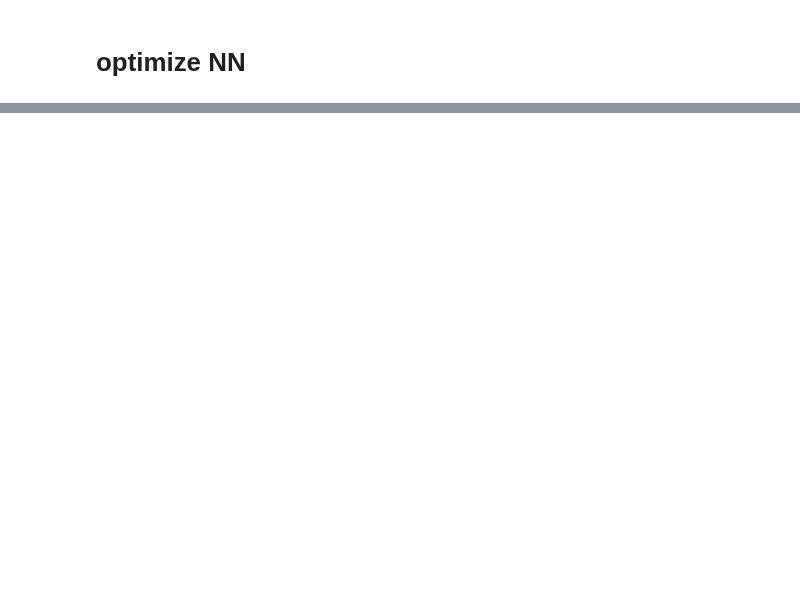
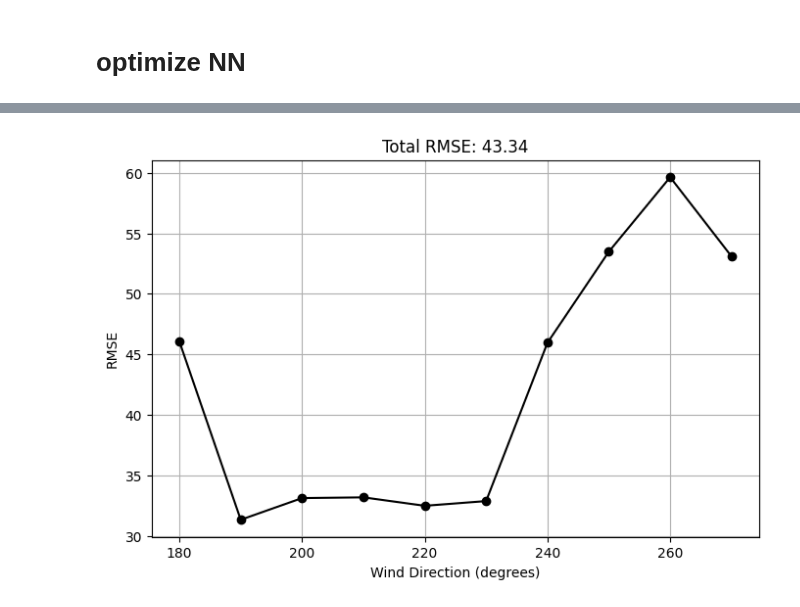
Before and after one commit to schmeti/uc3m_TFM_wind_farm_optimization_codebase, a Jupyter notebook: Windfarm_power_modelling/neural_network_optimization.ipynb, the cells around one changed output, grey strips where cells are left out. Saved outputs shown, nothing was run; the diff lists cells and outputs as text; code cells hidden in the pictures; blank space fills up the shorter version.

```diff
--- a/Windfarm_power_modelling/neural_network_optimization.ipynb
+++ b/Windfarm_power_modelling/neural_network_optimization.ipynb
@@ -147,0 +126,32 @@ generated_data[generated_data.pred == generated_data.pred.max()]
+# %%
+wind_dirs = np.arange(180, 271, 10)
+rmse_results = []
+all_actual = []
+all_pred = []
+
+
+for wd in wind_dirs:
+    # Filter data for the current wind direction
+    df_actual = data[data["wind_direction"] == wd]
+    preds = cl_tool.predict(X=df_actual[["x_turb2", "y_turb2", "wind_speed", "wind_direction", "turbulence_intensity"]])
+    # Align actual and predicted by index (assuming same grid)
+    mse = mean_squared_error(df_actual["farm_power"], preds[:len(df_actual)])
+    rmse = np.sqrt(mse)
+    rmse_results.append(rmse)
+    all_actual.append(df_actual["farm_power"].values)
+    all_pred.append(preds[:len(df_actual)])
+
+# Concatenate all actual and predicted values
+all_actual_flat = np.concatenate(all_actual)
+all_pred_flat = np.concatenate(all_pred)
+total_rmse = np.sqrt(mean_squared_error(all_actual_flat, all_pred_flat))
+
+plt.figure(figsize=(8, 5))
+plt.plot(wind_dirs, rmse_results, marker='o', linestyle='-', color='black')
+plt.xlabel("Wind Direction (degrees)")
+plt.ylabel("RMSE")
+plt.title(f"Total RMSE: {total_rmse:.2f}")
+plt.grid(True)
+plt.show()
+# %% [output]
+[figure, added]
```
Also changed, not shown: parts of 11 cells of this notebook, 10 other files.
